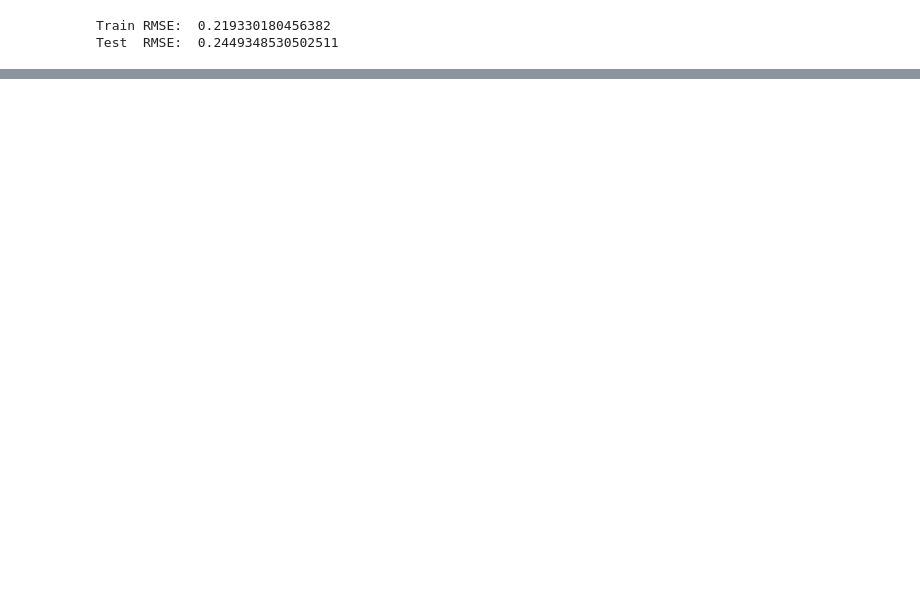
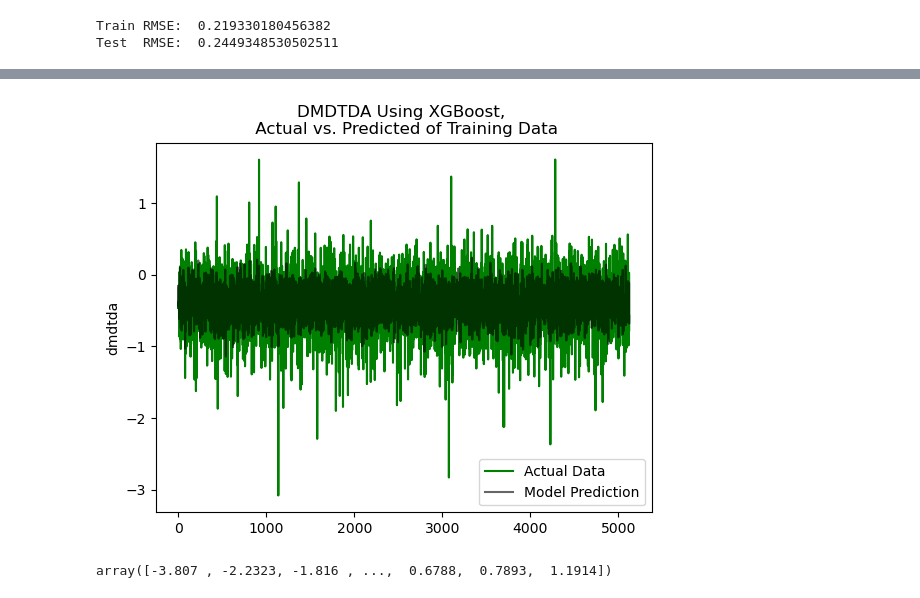
Before and after one commit to speitzer/Project_MB_Regression, a Jupyter notebook: 4_Validation.ipynb, the cells around one changed output, grey strips where cells are left out. Saved outputs shown, nothing was run; the diff lists cells and outputs as text; code cells hidden in the pictures; blank space fills up the shorter version.

```diff
--- a/4_Validation.ipynb
+++ b/4_Validation.ipynb
@@ -191,0 +207,11 @@ Test  RMSE:  0.2449348530502511
+# %%
+plt.plot(y_train, color='green',label='Actual Data')
+plt.plot(pred_train,color='black',
+         alpha=0.6,label='Model Prediction')
+# plt.xlabel('Date')
+plt.ylabel('dmdtda')
+plt.legend(loc='best')
+
+plt.title('DMDTDA Using XGBoost, \n Actual vs. Predicted of Training Data');
+# %% [output]
+[figure, added]
@@ -191,0 +222,4 @@ Test  RMSE:  0.2449348530502511
+# %%
+y_test_sorted
+# %% [output]
+array([-3.807 , -2.2323, -1.816 , ...,  0.6788,  0.7893,  1.1914])
```
Also changed, not shown: parts of 9 cells of this notebook.
